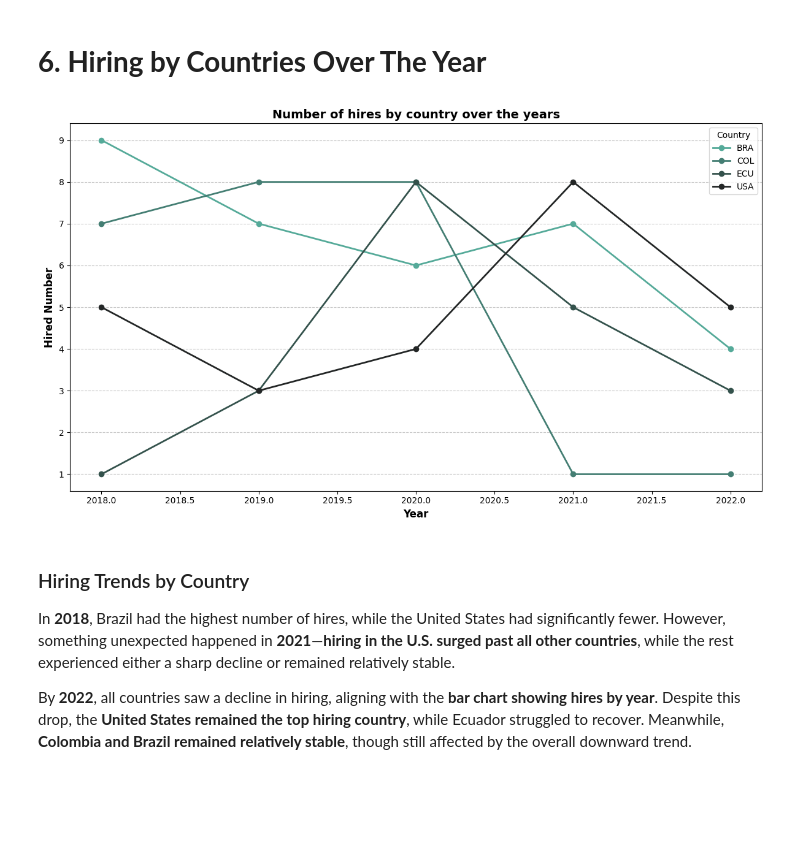
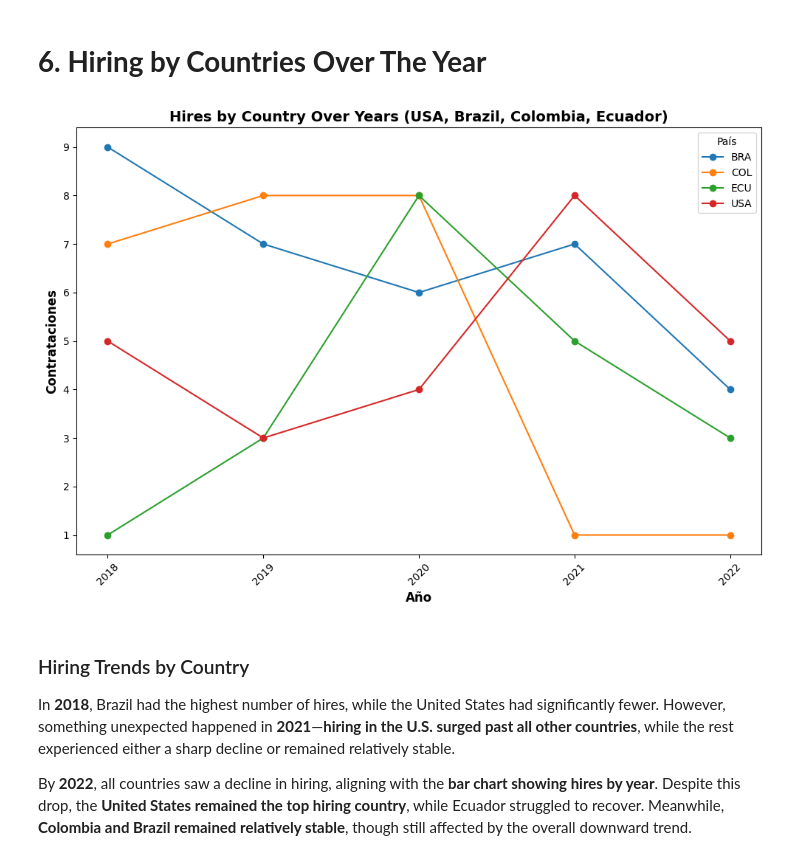
Before and after one commit to XGabrielEdwardsX/workshop-001, a Jupyter notebook: notebooks/reporting.ipynb, the cells around one changed output. Drawn from its saved outputs; the diff is of its cells as text; code cells hidden in the pictures; blank space fills up the shorter version.

Commit message:
Modify clean and transform Database Migration, README, and reporting

```diff
--- a/notebooks/reporting.ipynb
+++ b/notebooks/reporting.ipynb
@@ -283,40 +282,42 @@ This chart reveals an interesting trend: most hires fall within the **Intern and
 The **Intern position** has the highest number of hires, while **Mid-Level professionals** are the least recruited. This suggests that the company may prioritize training new talent rather than hiring experienced professionals externally.
 # %% [markdown]
 # **6. Hiring by Countries Over The Year**
-# %%
-from sqlalchemy import create_engine, text
-
-palette = sns.color_palette("dark:#5A9_r", n_colors=len(df["country"].unique()))
-
-
-plt.figure(figsize=(12, 7))
-
-for i, country in enumerate(df["country"].unique()):
-    country_data = df[df["country"] == country]
-    plt.plot(
-        country_data["year"],
-        country_data["hires"],
-        marker="o",
-        linestyle="-",
-        linewidth=2,
-        label=country,
-        color=palette[i]
-    )
-
-plt.xlabel("Year", fontsize=12, fontweight="bold")
-plt.ylabel("Hired Number", fontsize=12, fontweight="bold")
-plt.title("Number of hires by country over the years", fontsize=14, fontweight="bold")
-
-plt.xticks(fontsize=10)
-plt.yticks(fontsize=10)
-
-plt.legend(title="Country", fontsize=10)
-plt.grid(axis="y", linestyle="--", alpha=0.7)
-
-plt.tight_layout()
-plt.show()
-# %% [output]
-[figure, removed]
+# %%
+from sqlalchemy import create_engine, text
+query = text("""
+    SELECT
+        EXTRACT(YEAR FROM application_date) AS year,
+        country,
+        COUNT(*) AS hires
+    FROM candidates_cleaned
+    WHERE hired = 1
+      AND country IN ('USA', 'BRA', 'COL', 'ECU')
+    GROUP BY EXTRACT(YEAR FROM application_date), country
+    ORDER BY year, country;
+""")
+
+df = pd.read_sql(query, con=engine)
+
+df_pivot = df.pivot(index="year", columns="country", values="hires").fillna(0)
+
+plt.figure(figsize=(10, 7))
+
+
+for country in df_pivot.columns:
+    plt.plot(df_pivot.index, df_pivot[country], marker='o', label=country)
+
+plt.xlabel("Año", fontsize=12, fontweight="bold")
+plt.ylabel("Contrataciones", fontsize=12, fontweight="bold")
+plt.title("Hires by Country Over Years (USA, Brazil, Colombia, Ecuador)", fontsize=14, fontweight="bold")
+
+plt.legend(title="País", fontsize=10)
+
+plt.xticks(df_pivot.index, rotation=45, fontsize=10)
+plt.yticks(fontsize=10)
+plt.tight_layout()
+plt.show()
+# %% [output]
+[figure, added]
 # %% [markdown]
 ### Hiring Trends by Country
 
```
Also changed, not shown: parts of 7 cells of this notebook, 6 other files.
